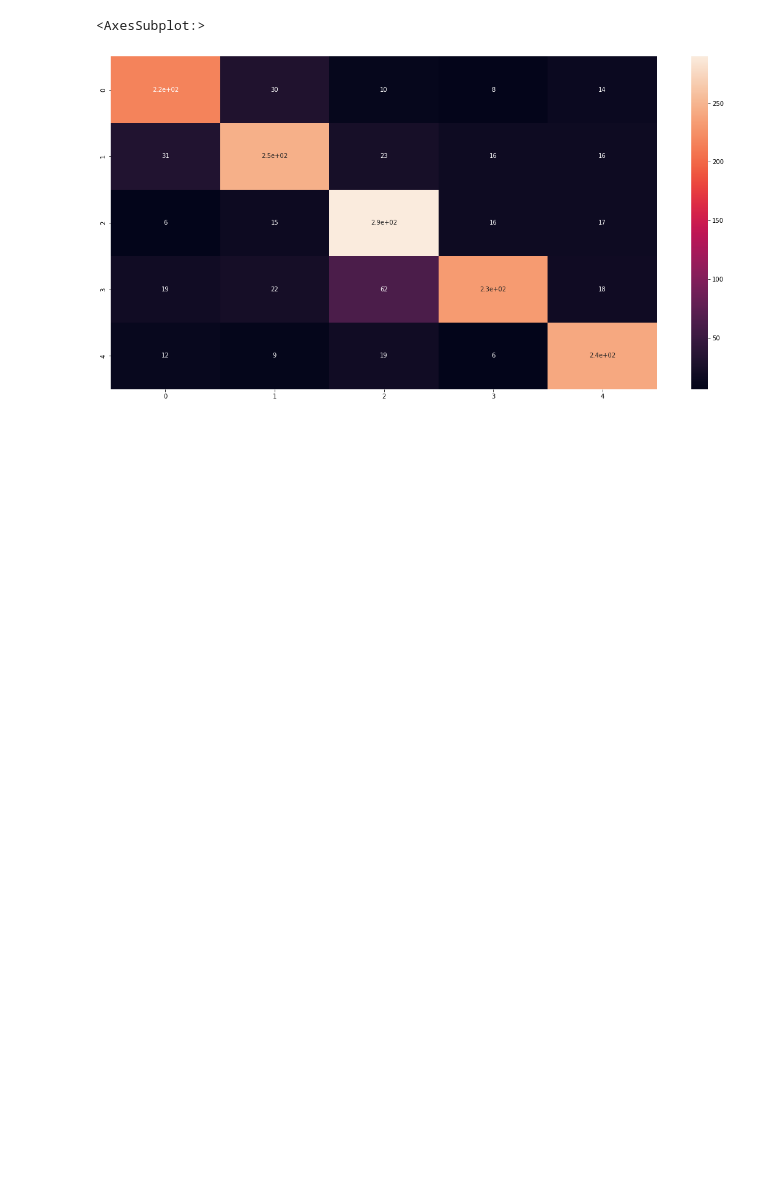
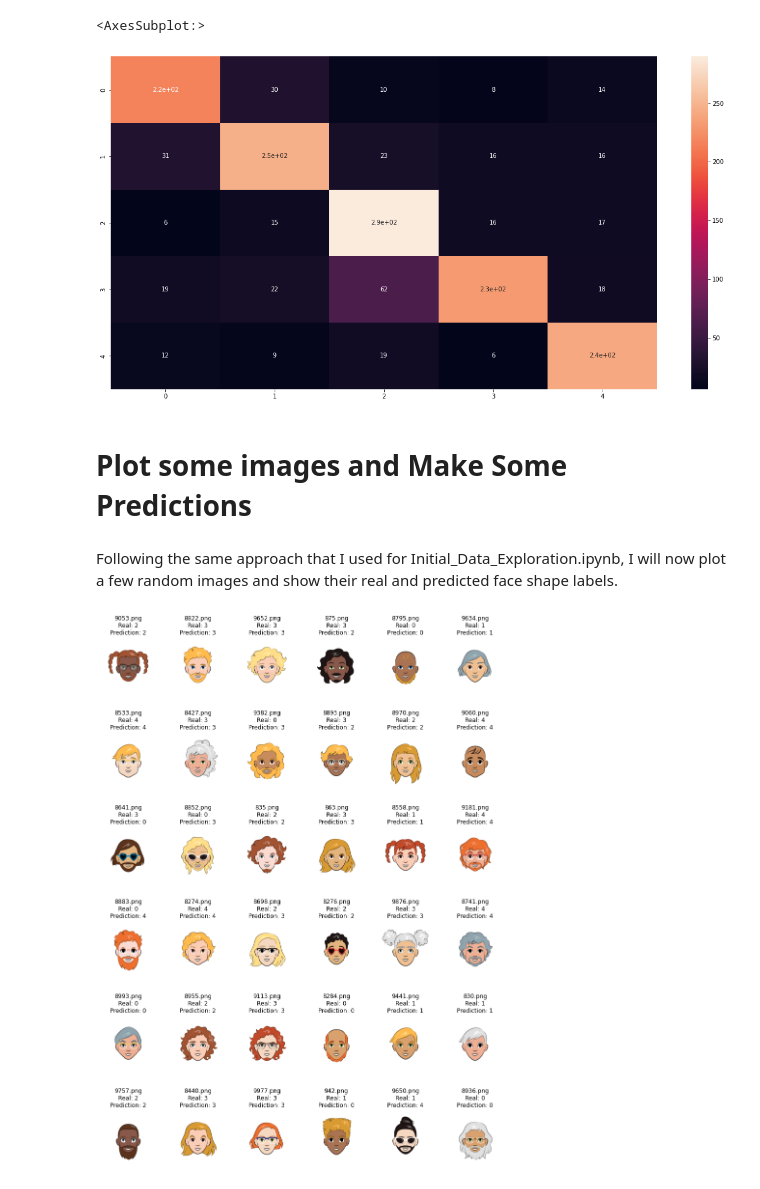
Before and after one commit to PDA44719/AMLS_ELEC0134, a Jupyter notebook: Initial_Data_Exploration_Cartoon.ipynb, the cells around one changed output. Drawn from its saved outputs; the diff is of its cells as text; code cells hidden in the pictures; blank space fills up the shorter version.

Commit message:
Figure containing image, real face shape and predicted face shape was created.

```diff
--- a/Initial_Data_Exploration_Cartoon.ipynb
+++ b/Initial_Data_Exploration_Cartoon.ipynb
@@ -284,3 +284,7 @@ sns.heatmap(cm, annot = True)
 # %% [output]
 <AxesSubplot:>
 [figure]
+# %% [markdown]
+# Plot some images and Make Some Predictions
+# %% [markdown]
+Following the same approach that I used for Initial_Data_Exploration.ipynb, I will now plot a few random images and show their real and predicted face shape labels.
@@ -286,0 +293,55 @@ sns.heatmap(cm, annot = True)
+# %%
+random_choices = random.choices(test_images_string, k=36)
+# %%
+def make_prediction(image, scaler, model):
+    img_array = tf.keras.utils.img_to_array(
+                    tf.keras.utils.load_img(f'dataset_AMLS_22-23/cartoon_set/img/{image}',
+                                   target_size=None,
+                                   interpolation='bicubic'))
+
+    features, _ = run_dlib_shape(img_array)
+    features_scaled = scaler.transform(features.reshape((1, 136)))
+
+    pred = model.predict(features_scaled, verbose = 0)
+
+    return np.argmax(pred)
+# %%
+# code for displaying multiple images in one figure
+
+#import libraries
+import cv2
+from matplotlib import pyplot as plt
+
+# create figure
+fig = plt.figure(figsize=(15, 21))
+
+# setting values to rows and column variables
+rows = 6
+columns = 6
+
+# reading images
+
+images_bgr = []
+for image in random_choices:
+    images_bgr.append(cv2.imread("dataset_AMLS_22-23/cartoon_set/img/" + image))
+
+
+images_rgb = []
+for im in images_bgr:
+    # convert bgr to rgb
+    images_rgb.append(cv2.cvtColor(im, cv2.COLOR_BGR2RGB))
+
+
+for i in range(len(random_choices)):
+    prediction = make_prediction(random_choices[i], sc, classifier)
+    df2 = cartoon_df[cartoon_df['file_name'] == random_choices[i]]
+    real_label = df2['face_shape']
+    fig.add_subplot(rows, columns, i+1)
+    plt.imshow(images_rgb[i])
+    plt.axis('off')
+    plt.title(f'{random_choices[i]}\nReal: {int(real_label)}\nPrediction: {prediction}')
+
+
+# showing image
+# %% [output]
+[figure, added]
```
Also changed, not shown: parts of 1 cell of this notebook.
